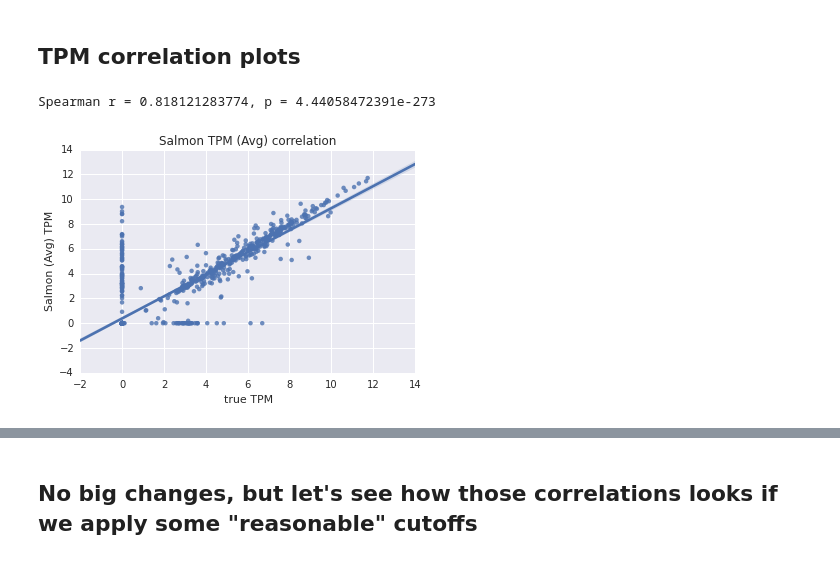
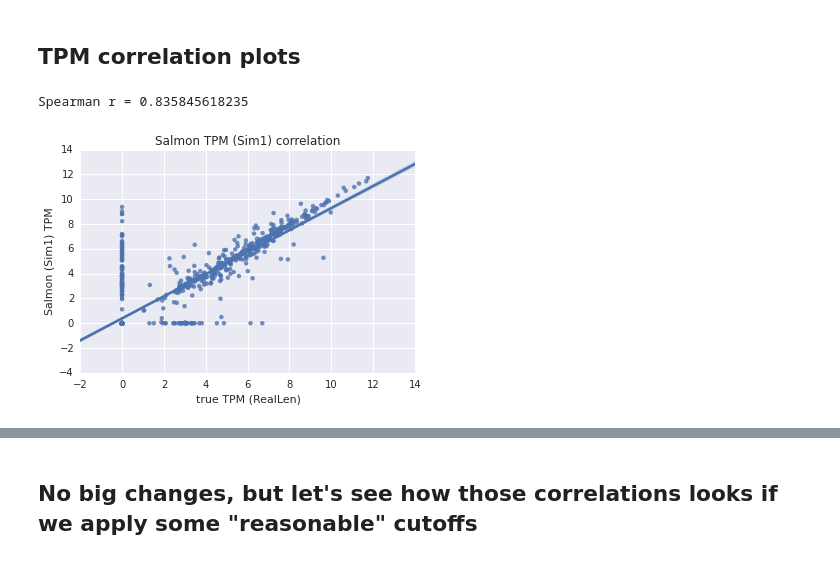
Before and after one commit to Bioinformatics-Support-Unit/transcriptome_quantification, a Jupyter notebook: PythonAnalysis.ipynb, the cells around one changed output, grey strips where cells are left out. Cells and saved outputs as stored; diff of their text form; code cells hidden in the pictures.

```diff
--- a/PythonAnalysis.ipynb
+++ b/PythonAnalysis.ipynb
@@ -11,3 +11,6 @@ import scipy.stats as stats
+# %%
+MEAN_FL = 250
+small = 1e-2 # for log things (use same value as Harold)
 # %% [markdown]
 Some basic functions
 # %%
@@ -134,13 +162,14 @@ p.set_title("Variability Kallisto")
 TPM correlation plots
 ---------------------
 # %%
-p = sns.regplot(np.log(truthSalmon["TPM_truth"].values+1), np.log(truthSalmon["TPMAvg"]+1), truthSalmon)
-p.set_xlabel("true TPM")
-p.set_ylabel("Salmon (Avg) TPM")
-p.set_title("Salmon TPM (Avg) correlation")
-sr, pv = stats.spearmanr(truthSalmon["TPM_truth"], truthSalmon["TPMAvg"])
-print("Spearman r = {}, p = {}".format(sr, pv))
+p = sns.regplot(np.log(truthSalmon["TPM_RL_truth"].values+1), np.log(truthSalmon["TPM_salmon"]+1), truthSalmon)
+p.set_xlabel("true TPM (RealLen)")
+p.set_ylabel("Salmon (Sim1) TPM")
+p.set_title("Salmon TPM (Sim1) correlation")
+stats.spearmanr(truthSalmon["TPM_RL_truth"], truthSalmon["TPM_salmon"])
+sr = truthSalmon.corr(method='spearman')["TPM_RL_truth"]["TPM_salmon"]
+print("Spearman r = {}".format(sr))
 # %% [output]
-Spearman r = 0.818121283774, p = 4.44058472391e-273
+Spearman r = 0.835845618235
-[figure, old version]
+[figure, new version]
 # %%
```
Also changed, not shown: parts of 28 cells of this notebook.
